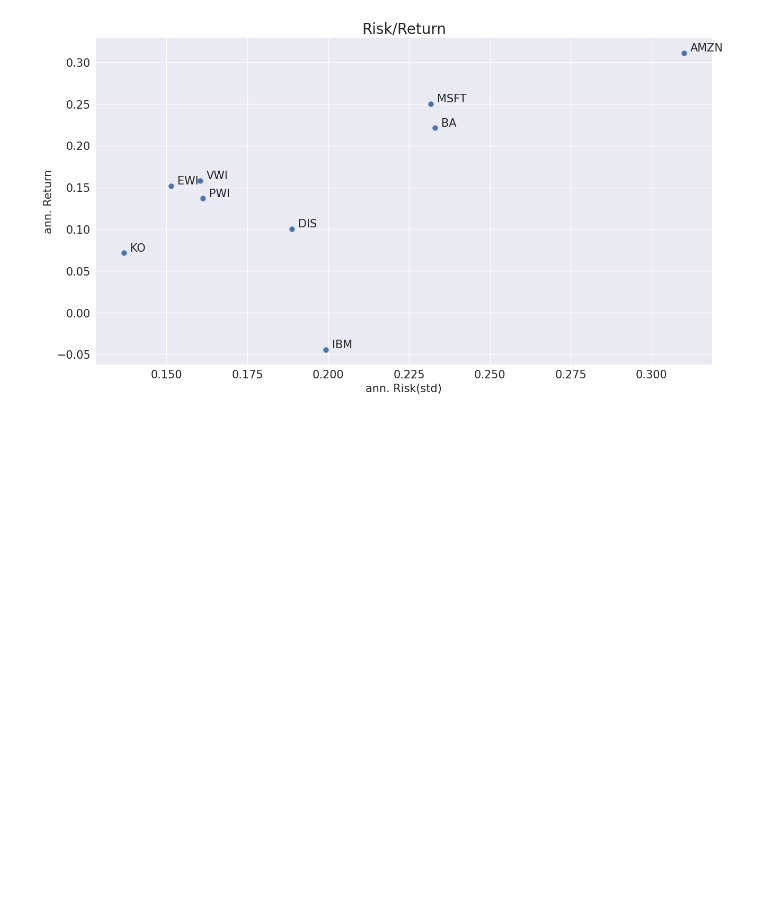
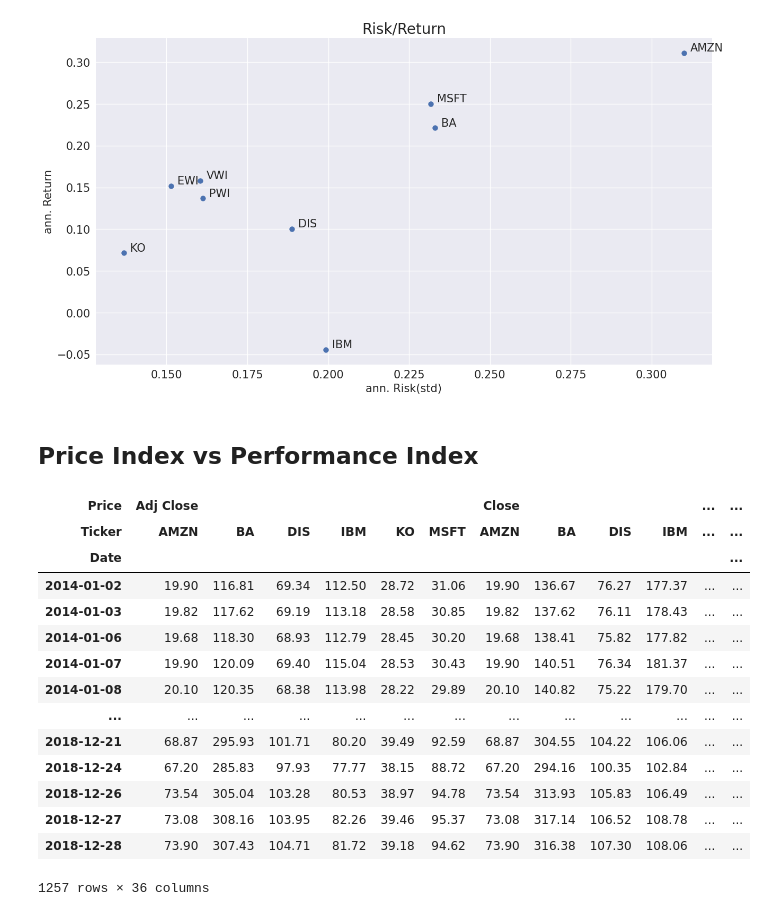
Before and after one commit to JamieW365/finance_projects, a Jupyter notebook: notebooks/stock_indexing.ipynb, the cells around one changed output. Saved outputs shown, nothing was run; the diff lists cells and outputs as text; code cells hidden in the pictures; blank space fills up the shorter version.

```diff
--- a/notebooks/stock_indexing.ipynb
+++ b/notebooks/stock_indexing.ipynb
@@ -557,3 +557,24 @@ plt.title("Risk/Return", fontsize = 20)
 plt.show();
 # %% [output]
 [figure]
+# %% [markdown]
+## Price Index vs Performance Index
+# %%
+stocks = pd.read_csv("data/index_stocks.csv", header = [0,1], index_col = [0], parse_dates = [0])
+stocks
+# %% [output]
+| Price | Adj Close |  |  |  |  |  | Close |  |  |  | ... | ... |
+| Ticker | AMZN | BA | DIS | IBM | KO | MSFT | AMZN | BA | DIS | IBM | ... | ... |
+| Date |  |  |  |  |  |  |  |  |  |  |  | ... |
+| 2014-01-02 | 19.90 | 116.81 | 69.34 | 112.50 | 28.72 | 31.06 | 19.90 | 136.67 | 76.27 | 177.37 | ... | ... |
+| 2014-01-03 | 19.82 | 117.62 | 69.19 | 113.18 | 28.58 | 30.85 | 19.82 | 137.62 | 76.11 | 178.43 | ... | ... |
+| 2014-01-06 | 19.68 | 118.30 | 68.93 | 112.79 | 28.45 | 30.20 | 19.68 | 138.41 | 75.82 | 177.82 | ... | ... |
+| 2014-01-07 | 19.90 | 120.09 | 69.40 | 115.04 | 28.53 | 30.43 | 19.90 | 140.51 | 76.34 | 181.37 | ... | ... |
+| 2014-01-08 | 20.10 | 120.35 | 68.38 | 113.98 | 28.22 | 29.89 | 20.10 | 140.82 | 75.22 | 179.70 | ... | ... |
+| ... | ... | ... | ... | ... | ... | ... | ... | ... | ... | ... | ... | ... |
+| 2018-12-21 | 68.87 | 295.93 | 101.71 | 80.20 | 39.49 | 92.59 | 68.87 | 304.55 | 104.22 | 106.06 | ... | ... |
+| 2018-12-24 | 67.20 | 285.83 | 97.93 | 77.77 | 38.15 | 88.72 | 67.20 | 294.16 | 100.35 | 102.84 | ... | ... |
+| 2018-12-26 | 73.54 | 305.04 | 103.28 | 80.53 | 38.97 | 94.78 | 73.54 | 313.93 | 105.83 | 106.49 | ... | ... |
+| 2018-12-27 | 73.08 | 308.16 | 103.95 | 82.26 | 39.46 | 95.37 | 73.08 | 317.14 | 106.52 | 108.78 | ... | ... |
+| 2018-12-28 | 73.90 | 307.43 | 104.71 | 81.72 | 39.18 | 94.62 | 73.90 | 316.38 | 107.30 | 108.06 | ... | ... |
+1257 rows × 36 columns
```
Also changed, not shown: parts of 9 cells of this notebook.
